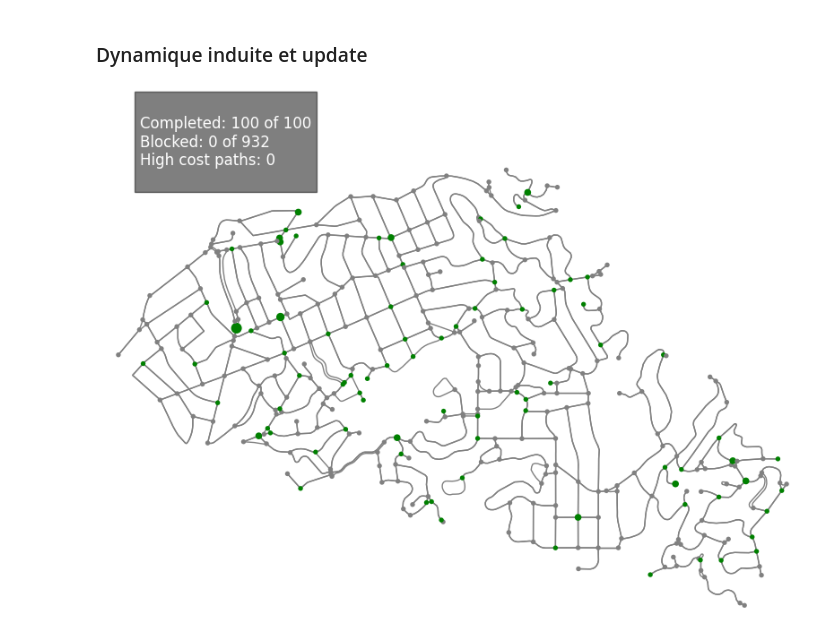
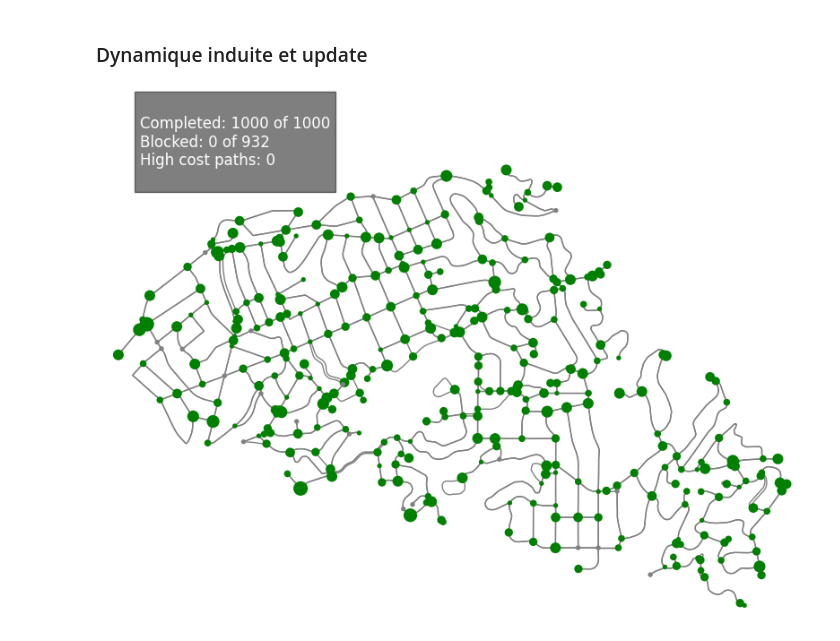
Before and after one commit to lucas-lacampagne/sim, a Jupyter notebook: notebooks/test_car.ipynb, the cells around one changed output. Saved outputs shown, nothing was run; the diff lists cells and outputs as text; code cells hidden in the pictures.

```diff
--- a/notebooks/test_car.ipynb
+++ b/notebooks/test_car.ipynb
@@ -89,5 +77,5 @@ G2 = ox.convert.graph_from_gdfs(gdf_nodes, gdf_edges, graph_attrs=G.graph)
 # %%
-for u,v,k in G2.edges:
+for u,v,k in G.edges:
     attrs_e = {(u, v, k): {
         'demand': 0,
         'weight': 1,
@@ -96,9 +84,9 @@ for u,v,k in G2.edges:
 
         }
     }
-    nx.set_edge_attributes(G2, attrs_e)
+    nx.set_edge_attributes(G, attrs_e)
 
-for u,v,k in G2.edges:
-    print(G2[u][v][k])
+for u,v,k in G.edges:
+    print(G[u][v][k])
     break
 # %% [output]
@@ -106,6 +94,6 @@ for u,v,k in G2.edges:
 # %%
 # G3=ox.convert.to_digraph(G) NOT FOR NOW CAUSE WE SET WEIGHTS=1 or 10000
-G3=nx.DiGraph(G2)
+G3=nx.DiGraph(G)
 # %%
 G3.edges
 # %% [output]
@@ -113,6 +101,6 @@ OutEdgeView([(53017091, 53064327), (53017091, 53075599), (53064327, 53075602), (
 # %%
-capa = [G2.get_edge_data(u,v,k)['capacity']/10 for u,v,k in G2.edges]
-fig, ax = ox.plot.plot_graph(G2, edge_alpha=capa)
+capa = [G.get_edge_data(u,v,k)['capacity']/10 for u,v,k in G.edges]
+fig, ax = ox.plot.plot_graph(G, edge_alpha=capa)
 # %% [output]
 [figure]
 # %%
@@ -156,7 +144,7 @@ class Car_fleet:
             print(f"{cnt}th time regenerating trajectories: some nodes were disconnected.", end='\r')
         self.trajs = trajs
 
-        self.list = [Car(s, t) for s, t in self.trajs]
+        self.fleet = [Car(s, t) for s, t in self.trajs]
         self.num_cars = len(trajs)
         self.paths = [[] for k in range(self.num_cars)]
         self.edges_state = [[] for k in range(self.num_cars)]
@@ -171,14 +159,14 @@ class Car_fleet:
         return list(zip(demand_pos, demand_neg))
 
     def __repr__(self):
-        return f'{self.list}'
+        return f'{self.fleet}'
 
     def get_loc(self):
-        return [car.loc for car in self.list]
+        return [car.loc for car in self.fleet]
     def get_arr(self):
-        return [car.arr for car in self.list]
+        return [car.arr for car in self.fleet]
     def get_completed(self):
-        return [car.completed for car in self.list]
+        return [car.completed for car in self.fleet]
     def all_completed(self):
         return all(self.get_completed())
 
@@ -189,7 +177,7 @@ class Car_fleet:
         if node1!=node2: # Prevent self-loops from interacting (arrival node for example)
             is_multi = 0 in (edge:=self.graph[node1][node2])
             if is_multi:
-                # TO NOTE : Only handle for first edge in multilinks
+                # TO NOTE : Only handle first edge in multilinks
                 edge=edge[0]
             edge['demand']+=demand_delta
             if op(edge['demand'], edge['capacity']):
@@ -233,7 +221,7 @@ class Car_fleet:
         if not self.all_completed():
             self.total_cost = []
             to_calculate = self.get_paths_to_calculate(self.paths, self.edges_state)
-            for k, car in enumerate(self.list):
+            for k, car in enumerate(self.fleet):
                 if k in to_calculate:
                     if interactions and self.cnt>0:
                         self.handle_interactions(car.old_loc, car.loc, -1, 1, op=operator.lt) # Update old edges
@@ -253,9 +241,9 @@ class Car_fleet:
 
             length = max(map(len, self.paths))
             paths_array = np.array([xi + [xi[-1]] * (length - len(xi)) for xi in self.paths], dtype=object)
-            self.list = [
+            self.fleet = [
                 car.update_loc(loc) if not car.completed else car
-                for car, loc in zip(self.list, paths_array[:, 1])
+                for car, loc in zip(self.fleet, paths_array[:, 1])
             ]
             self.cnt+=1
 
@@ -281,31 +269,31 @@ class Car_fleet:
 # %% [markdown]
 ### Dynamique induite et update
 # %%
-demand=Car_fleet(G4.copy(), size=2*100, replace=True)
+demand=Car_fleet(G4.copy(), size=2*1000, replace=True)
 frames=90
 logging.info(f'__________________________________________________________________')
 
 def update(frame):
     ax.clear()
     pbar.update(1)
     if frame > 0:
         demand.update_fleet(interactions=True)
 
     demand.display(ax=ax, edge_list=True)
     string=f'''
 Completed: {sum(demand.get_completed())} of {demand.num_cars}
 Blocked: {sum(demand.get_edge_blocked().values())} of {demand.graph.number_of_edges()}
 High cost paths: {len(demand.info)}
 '''
     ax.text(0.05, 0.95, string,
             transform=ax.transAxes, fontsize=12, color='white',
             bbox=dict(facecolor='black', alpha=0.5))
     return ax,
 
 with tqdm(total=frames) as pbar:
     fig, ax = plt.subplots(figsize=(10, 8))
     ani = FuncAnimation(fig, update, frames=frames, interval=150, repeat=False)
     ani.save("ani.gif", writer='pillow')
     plt.show()
 # %% [output]
-[figure, old version]
+[figure, new version]
```
Also changed, not shown: parts of 5 cells of this notebook.
